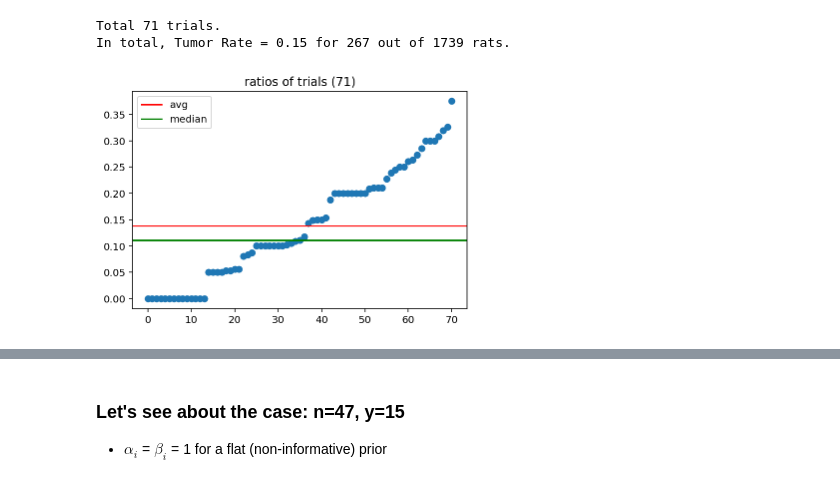
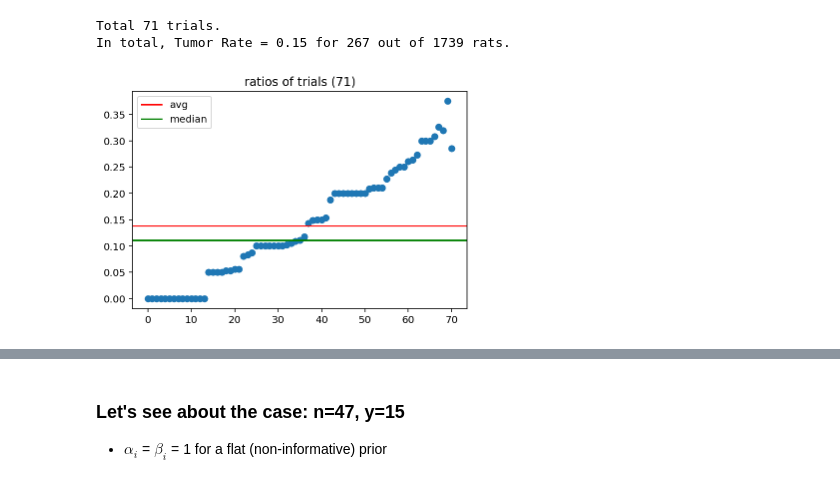
Before and after one commit to yongduek/lectures, a Jupyter notebook: esda/data_nbs/Hierarchical_Binomial_Rat_Tumor_example.ipynb, the cells around one changed output, grey strips where cells are left out. Saved outputs shown, nothing was run; the diff lists cells and outputs as text; code cells hidden in the pictures.

```diff
--- a/esda/data_nbs/Hierarchical_Binomial_Rat_Tumor_example.ipynb
+++ b/esda/data_nbs/Hierarchical_Binomial_Rat_Tumor_example.ipynb
@@ -55,14 +55,13 @@ Total 71 trials.
 In total, Tumor Rate = 0.15 for 267 out of 1739 rats.
 # %%
 r = y / n
-r.sort()
 avg = r.mean()
 median = np.median(r)
 
 plt.plot(r, 'o')
 plt.title(f'ratios of trials ({N})');
 plt.axhline(y=avg, c='r', label='avg')
 plt.axhline(y=median, c='g', label='median')
 plt.legend();
 # %% [output]
-[figure, old version]
+[figure, new version]
```
Also changed, not shown: parts of 57 cells of this notebook.
